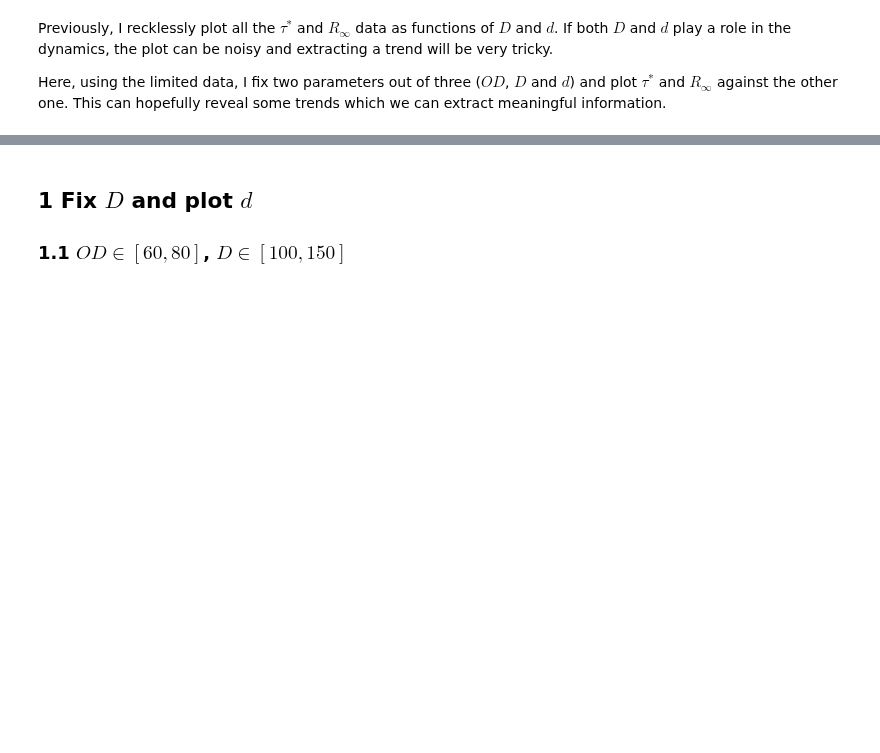
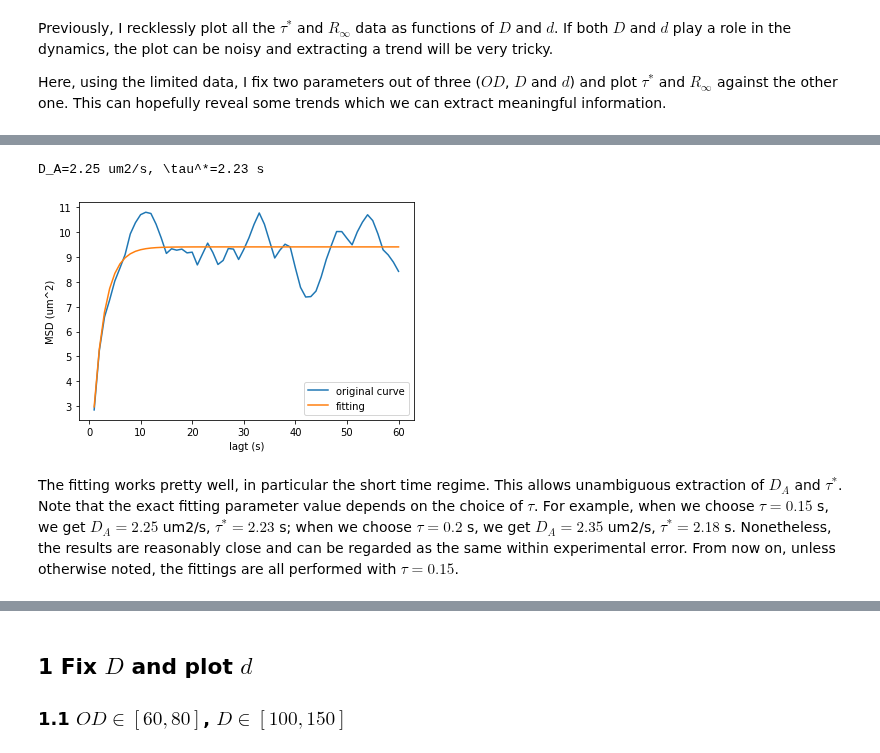
Before and after one commit to ZLoverty/DE, a Jupyter notebook: Code/DE data analysis.ipynb, the cells around one changed output, grey strips where cells are left out. Drawn from its saved outputs; the diff is of its cells as text; code cells hidden in the pictures; blank space fills up the shorter version.

```diff
--- a/Code/DE data analysis.ipynb
+++ b/Code/DE data analysis.ipynb
@@ -26,0 +86,21 @@ Here, using the limited data, I fix two parameters out of three ($OD$, $D$ and $
+# %%
+def msd_model_simp(lagt, DA, tau_star):
+    """This is the mean square displacement predicted by the langevin model with exponentially correlated active noise.
+    """
+    tau = 0.15
+    dy2 = 2*DA*tau_star * (1-np.exp(-lagt/tau_star) - tau/tau_star) / (1 - (tau/tau_star)**2)
+    return dy2
+# %%
+# Fit the curve with msd_model
+popt, pcov = curve_fit(msd_model_simp, msd.lagt, msd["<y^2>"], p0=[1, 1.1], method="dogbox")
+plt.plot(msd.lagt, msd["<y^2>"], label="original curve")
+plt.plot(msd.lagt, msd_model_simp(msd.lagt, *popt), label="fitting")
+plt.legend()
+plt.xlabel("lagt (s)")
+plt.ylabel("MSD (um^2)")
+print("D_A={0:.2f} um2/s, \\tau^*={1:.2f} s".format(popt[0], popt[1]))
+# %% [output]
+D_A=2.25 um2/s, \tau^*=2.23 s
+[figure, added]
+# %% [markdown]
+The fitting works pretty well, in particular the short time regime. This allows unambiguous extraction of $D_A$ and $\tau^*$. Note that the exact fitting parameter value depends on the choice of $\tau$. For example, when we choose $\tau=0.15$ s, we get $D_A=2.25$ um2/s, $\tau^*=2.23$ s; when we choose $\tau=0.2$ s, we get $D_A=2.35$ um2/s, $\tau^*=2.18$ s. Nonetheless, the results are reasonably close and can be regarded as the same within experimental error. From now on, unless otherwise noted, the fittings are all performed with $\tau=0.15$.
```
Also changed, not shown: parts of 45 cells of this notebook, 5 other files.
